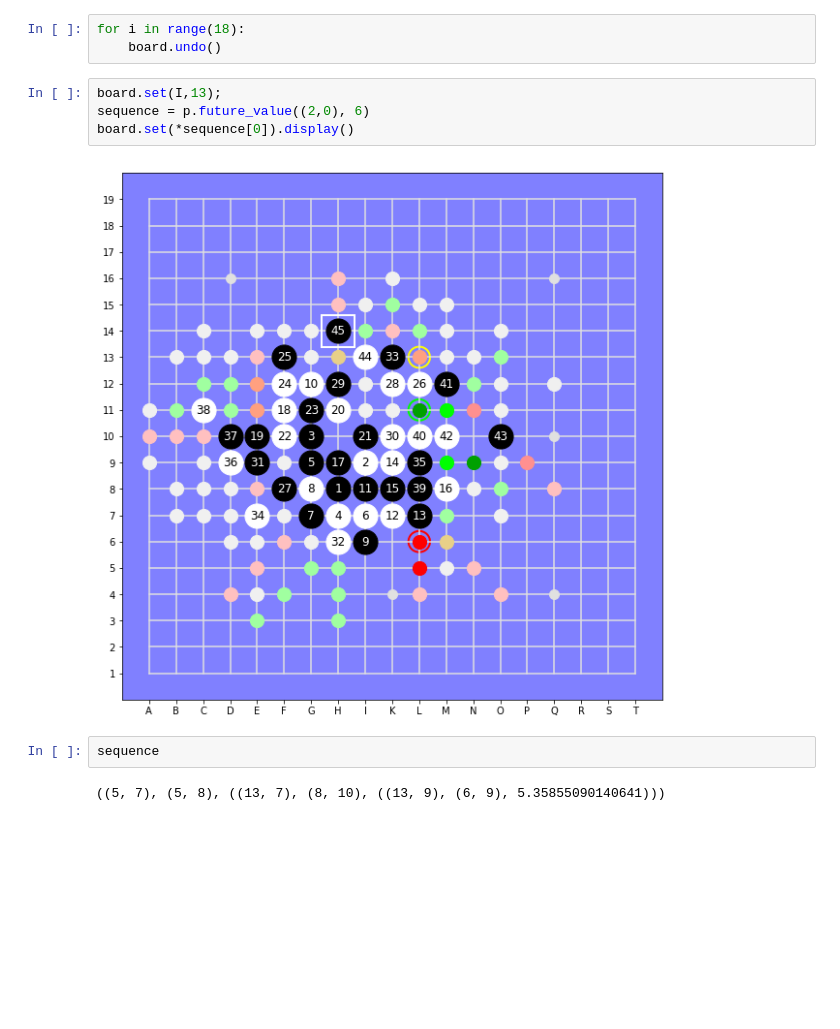
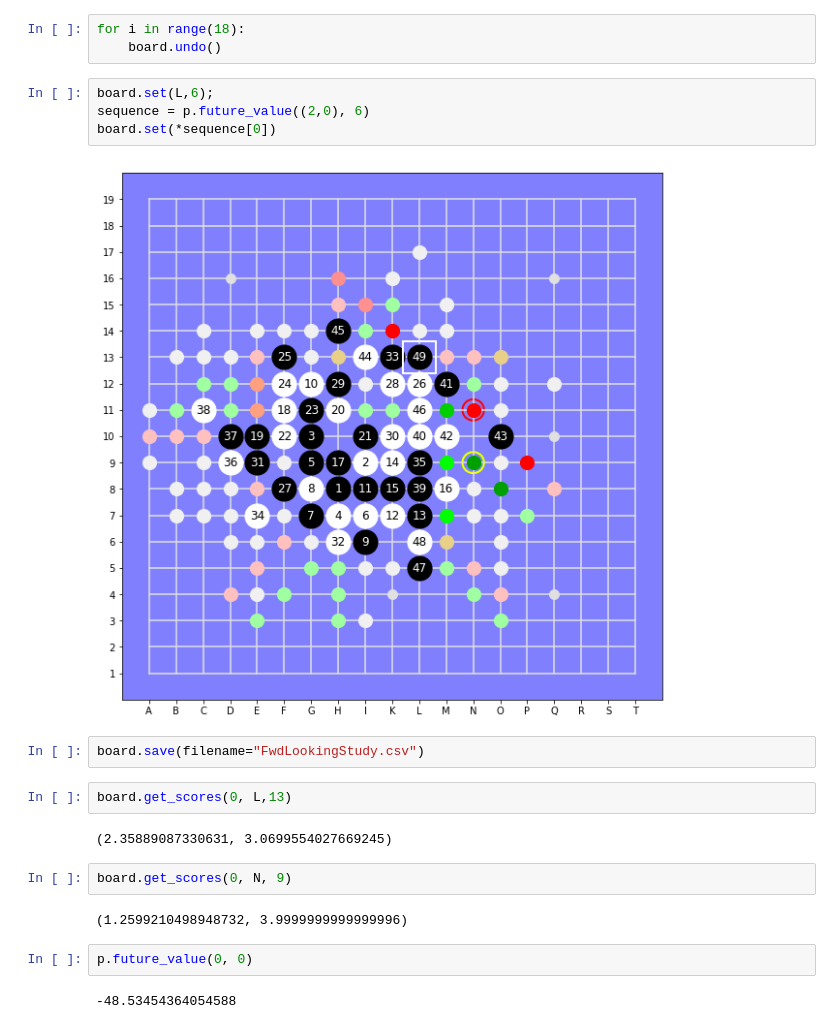
Before and after one commit to Project-Ellie/tutorials, a Jupyter notebook: other_stuff/DeepGomoku/FwdLookingPolicy.ipynb, the cells around one changed output. Drawn from its saved outputs; the diff is of its cells as text; blank space fills up the shorter version.

```diff
--- a/other_stuff/DeepGomoku/FwdLookingPolicy.ipynb
+++ b/other_stuff/DeepGomoku/FwdLookingPolicy.ipynb
@@ -13,12 +13,22 @@ p = FwdLookingPolicy(board)
 for i in range(18):
     board.undo()
 # %%
-board.set(I,13);
+board.set(L,6);
 sequence = p.future_value((2,0), 6)
-board.set(*sequence[0]).display()
+board.set(*sequence[0])
 # %% [output]
-[figure, old version]
+[figure, new version]
-# %%
-sequence
-# %% [output]
-((5, 7), (5, 8), ((13, 7), (8, 10), ((13, 9), (6, 9), 5.35855090140641)))
+# %%
+board.save(filename="FwdLookingStudy.csv")
+# %%
+board.get_scores(0, L,13)
+# %% [output]
+(2.35889087330631, 3.0699554027669245)
+# %%
+board.get_scores(0, N, 9)
+# %% [output]
+(1.2599210498948732, 3.9999999999999996)
+# %%
+p.future_value(0, 0)
+# %% [output]
+-48.53454364054588
```
Also changed, not shown: parts of 4 cells of this notebook, 3 other files.
